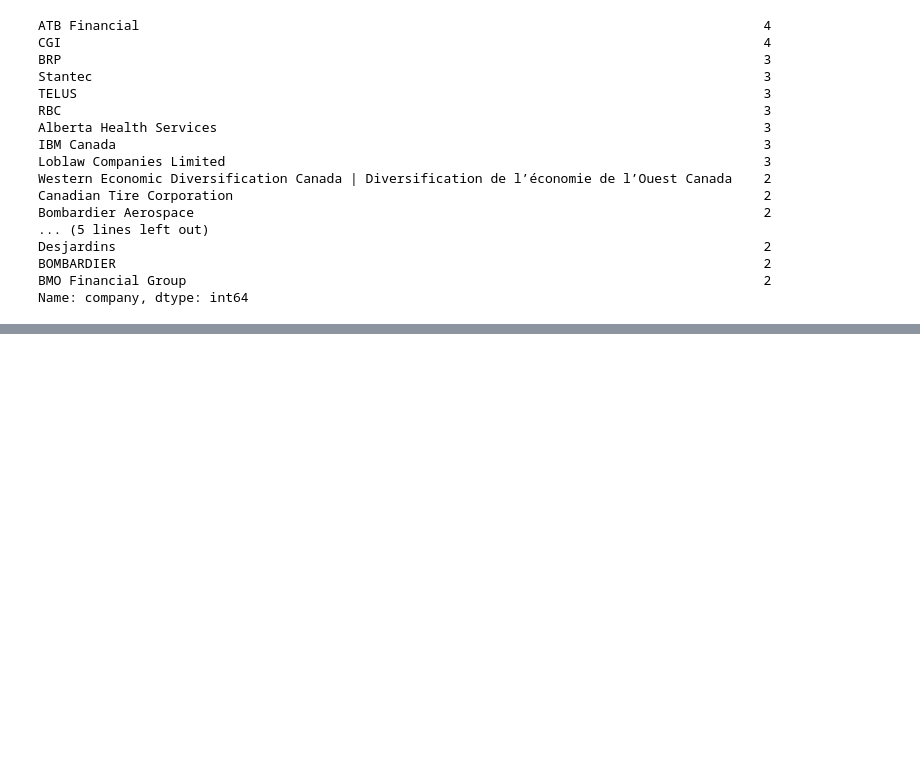
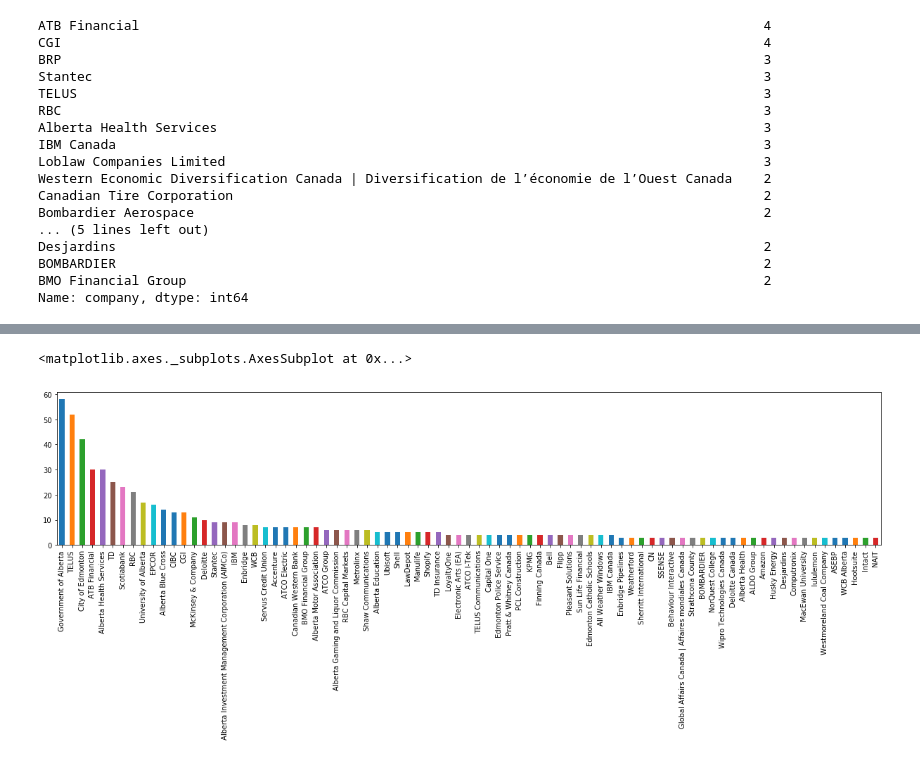
Before and after one commit to cimadure/datascience, a Jupyter notebook: vizualise/analysis.ipynb, the cells around one changed output, grey strips where cells are left out. Saved outputs shown, nothing was run; the diff lists cells and outputs as text; code cells hidden in the pictures; blank space fills up the shorter version.

```diff
--- a/vizualise/analysis.ipynb
+++ b/vizualise/analysis.ipynb
@@ -25,7 +27,7 @@ display(df[['location', 'query', 'job', 'currentJob', 'pastJob']])
 | 913 | Edmonton, Canada Area | business analyst | Business and Information Analyst ... | none | NaN |
 914 rows × 5 columns
 # %%
-def split_job(df, column='job'):
+def split_job(df, column='job', title='title', company='company'):
     return df[column].str.split(' at ', expand=True, n=1).rename(columns={0: 'title', 1: 'company'})
 
 
@@ -211,3 +213,13 @@ Desjardins
 BOMBARDIER                                                                                   2
 BMO Financial Group                                                                          2
 Name: company, dtype: int64
+# %%
+df = pd.DataFrame()
+for f in files:
+    print('___-=',f)
+    d = pd.read_csv(filepath_or_buffer=f, sep=',')
+    df = df.append(d)
+df = df.drop(columns=['query'])
+print(df.shape)
+df = df.drop_duplicates(keep='first')
+print(df.shape)
@@ -213,0 +249,2 @@ Name: company, dtype: int64
+# %%
+df2 = split_job(df, column='job')
@@ -213,0 +282,7 @@ Name: company, dtype: int64
+# %%
+filtered = df2.groupby('company').filter(lambda x: len(x) >= 3)
+# %%
+filtered['company'].value_counts().plot.bar(figsize=(21, 4))
+# %% [output]
+<matplotlib.axes._subplots.AxesSubplot at 0x...>
+[figure, added]
```
Also changed, not shown: parts of 17 cells of this notebook, 1 other file.
